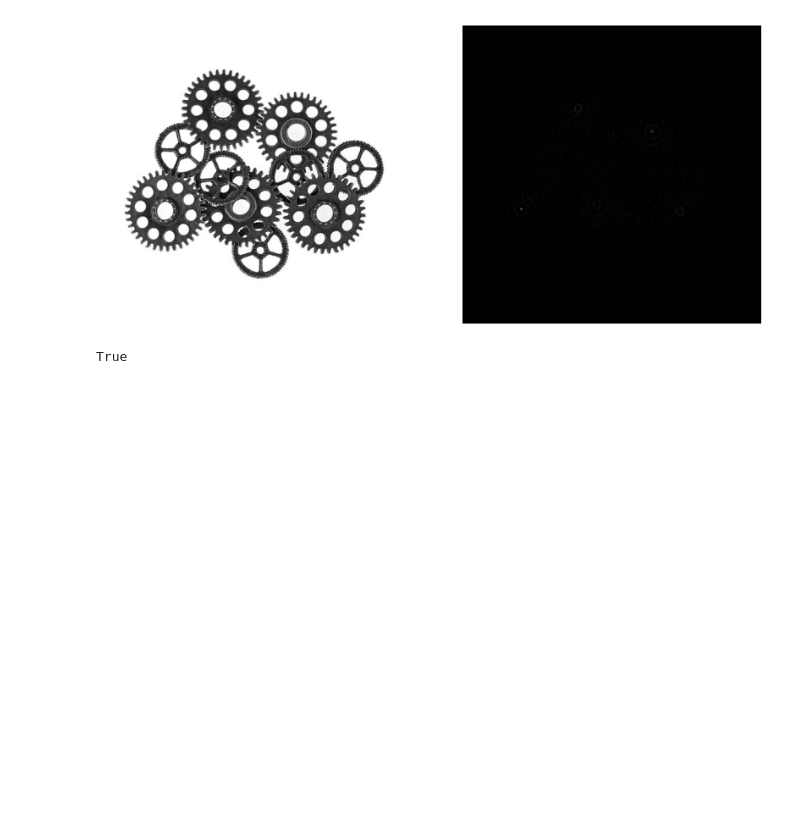
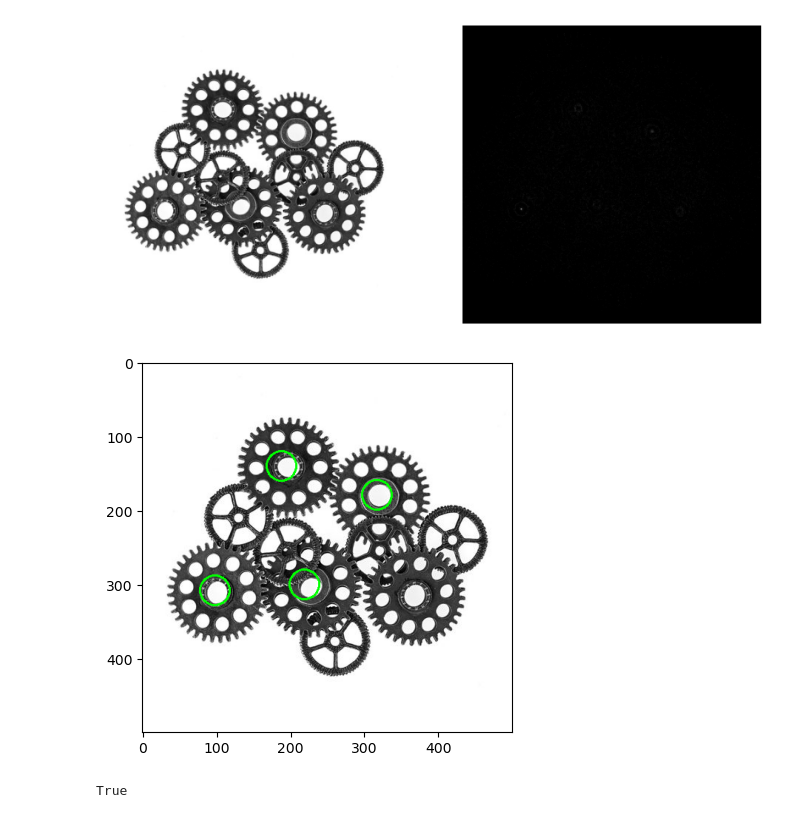
Before and after one commit to KrzysztofGG/ZAW, a Jupyter notebook: lab9/lab9_changed.ipynb, the cells around one changed output. Cells and saved outputs as stored; diff of their text form; code cells hidden in the pictures; blank space fills up the shorter version.

```diff
--- a/lab9/lab9_changed.ipynb
+++ b/lab9/lab9_changed.ipynb
@@ -80,6 +80,3 @@ for contur in trybik_contours[0:1]:
         angle = np.arctan2(vector[1], vector[0])
         orientation = int(gradient_orient[y, x])
         R_table[orientation].append((length, angle))
-# %%
-for i, x in enumerate(R_table):
-    print(f"{i}: {x}")
@@ -127,19 +106,20 @@ show_images([trybiki, hough_space])
 # %%
 temp = []
 for i in range(4):
     argmax = np.unravel_index(np.argmax(hough_space, axis=None), hough_space.shape)
     temp.append(argmax)
     hough_space[argmax[0] - 20 : argmax[0] + 20, argmax[1] - 20 : argmax[1] + 20] = 0
 
 import matplotlib.pyplot as plt
 trybiki = cv2.cvtColor(trybiki, cv2.COLOR_GRAY2BGR)
 for point in temp:
     cv2.circle(trybiki, (point[1], point[0]), 20, (0, 255, 0), 2)
 #     plt.plot(point[0], point[1], '*', color='r')
-# plt.imshow(trybiki)
-# plt.show()
+plt.imshow(trybiki)
+plt.show()
 
 
 cv2.imwrite("trybiki.jpg", trybiki)
 # %% [output]
+[figure, added]
 True
```
Also changed, not shown: parts of 1 cell of this notebook.
